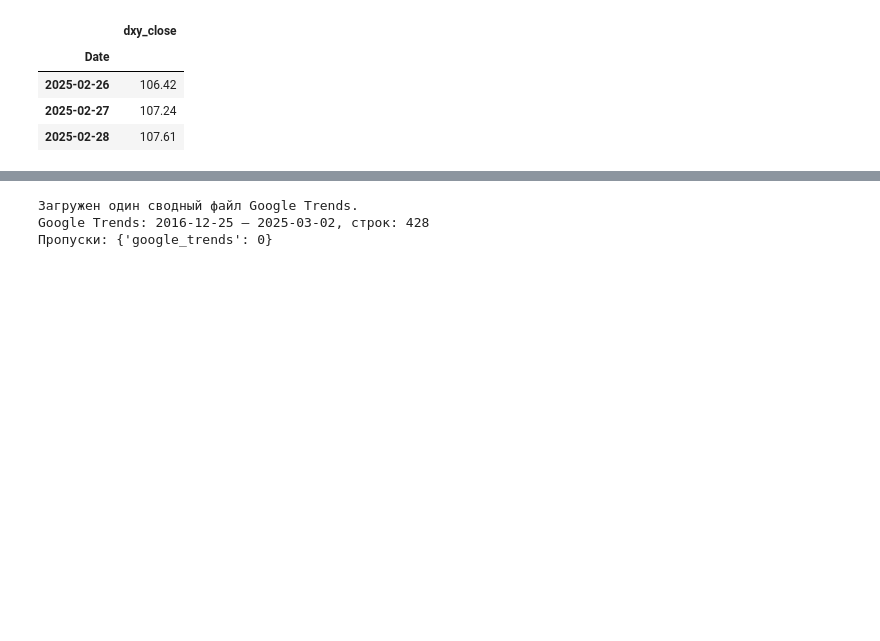
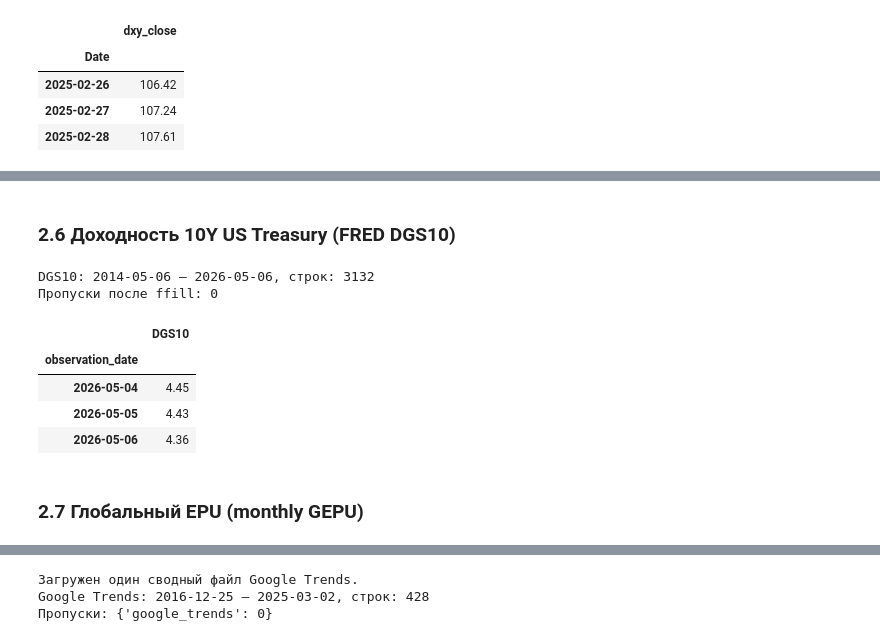
Before and after one commit to kirillukashev/diploma_bitcoin_research, a Jupyter notebook: notebooks/01_data_collection.ipynb, the cells around one changed output, grey strips where cells are left out. Saved outputs shown, nothing was run; the diff lists cells and outputs as text; code cells hidden in the pictures; blank space fills up the shorter version.

```diff
--- a/notebooks/01_data_collection.ipynb
+++ b/notebooks/01_data_collection.ipynb
@@ -147,0 +167,24 @@ DXY: 2017-01-02 — 2025-02-28, строк: 2123
+# %% [markdown]
+### 2.6 Доходность 10Y US Treasury (FRED DGS10)
+# %%
+dgs10 = pd.read_csv(RAW_DIR + 'd_yield10.csv')
+dgs10.columns = dgs10.columns.str.strip()
+dgs10['observation_date'] = pd.to_datetime(dgs10['observation_date'])
+dgs10 = dgs10.set_index('observation_date').sort_index()
+dgs10['DGS10'] = pd.to_numeric(dgs10['DGS10'], errors='coerce')
+# выходные и пропуски: переносим последнее торговое значение
+dgs10['DGS10'] = dgs10['DGS10'].ffill()
+
+print(f'DGS10: {dgs10.index.min().date()} — {dgs10.index.max().date()}, строк: {len(dgs10)}')
+print(f'Пропуски после ffill: {dgs10["DGS10"].isnull().sum()}')
+dgs10.tail(3)
+# %% [output]
+DGS10: 2014-05-06 — 2026-05-06, строк: 3132
+Пропуски после ffill: 0
+|  | DGS10 |
+| observation_date |  |
+| 2026-05-04 | 4.45 |
+| 2026-05-05 | 4.43 |
+| 2026-05-06 | 4.36 |
+# %% [markdown]
+### 2.7 Глобальный EPU (monthly GEPU)
```
Also changed, not shown: parts of 14 cells of this notebook, 21 other files.
